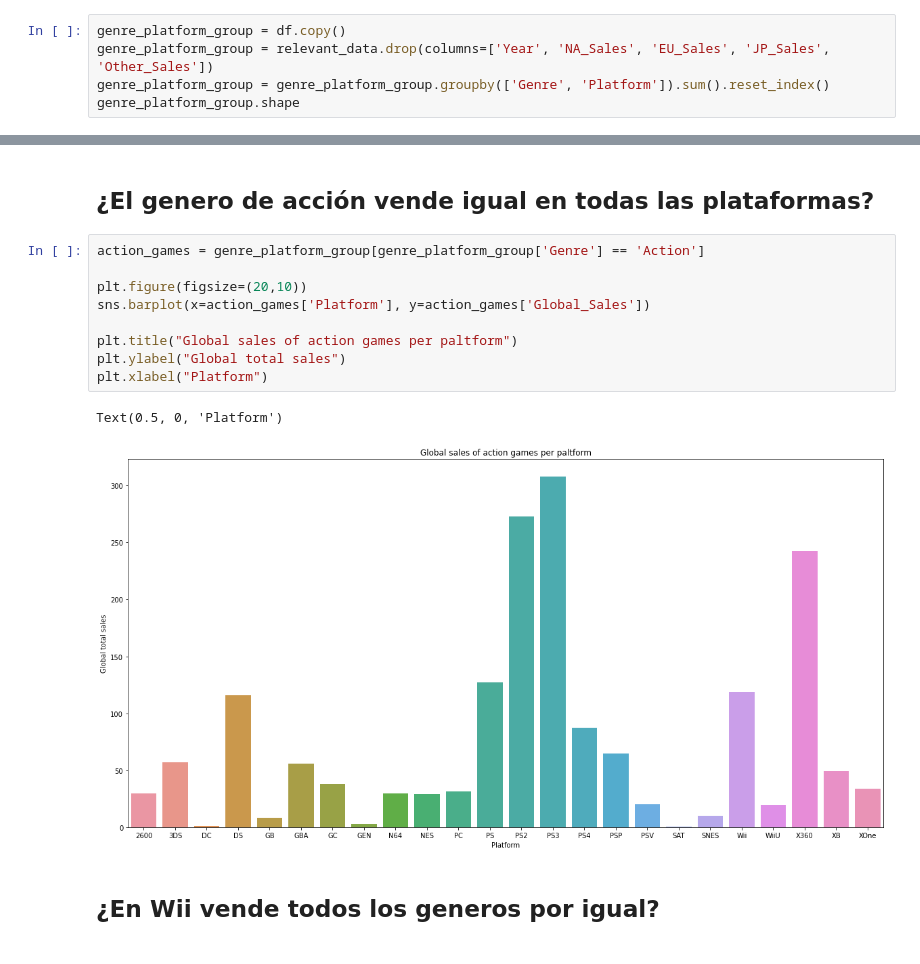
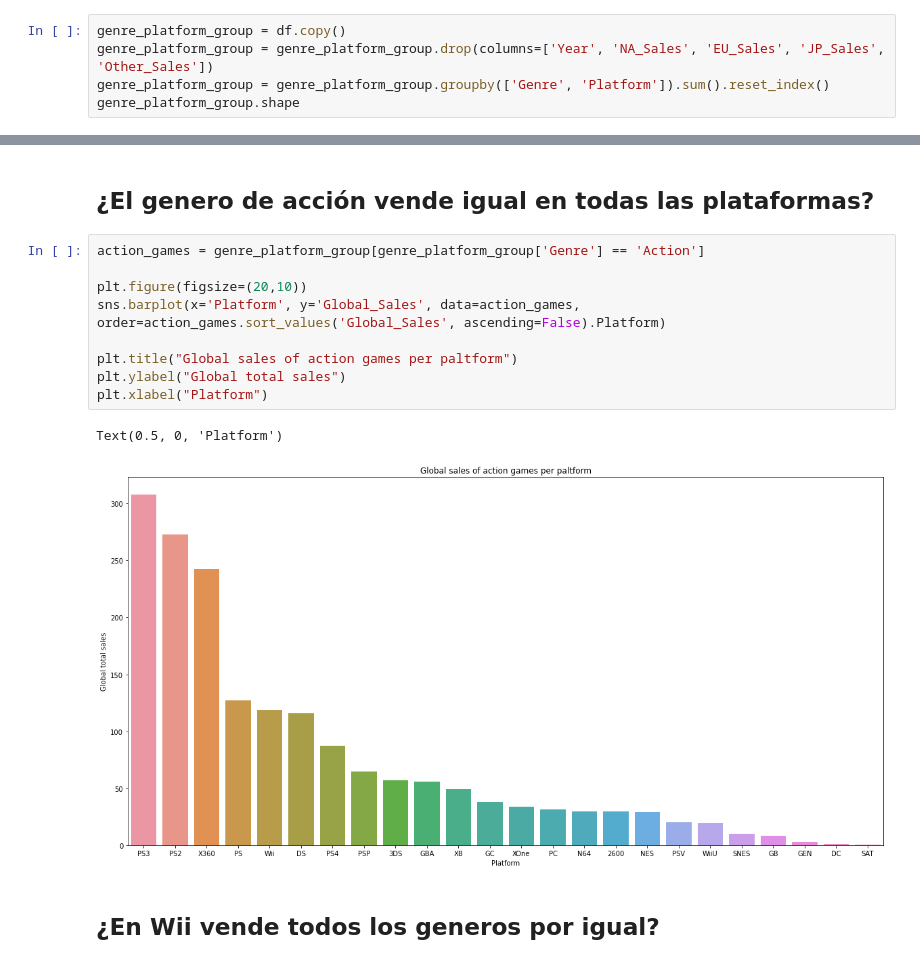
Before and after one commit to CrisKrus/kaggle, a Jupyter notebook: 02-video-game-sales/videogames-sales.ipynb, the cells around one changed output, grey strips where cells are left out. Drawn from its saved outputs; the diff is of its cells as text.

```diff
--- a/02-video-game-sales/videogames-sales.ipynb
+++ b/02-video-game-sales/videogames-sales.ipynb
@@ -222,7 +222,7 @@ Grafico de puntos por genero y ventas totales, agrupados por color dependiendo d
 Queremos saber si hay una relacion entre el genero y la plataforma. Para esto tenemos que agrupar las ventas globales por plataforma y genero. De tal manera, que solamente tengamos una entrada de datos con una plataforma y un genero, no debe repetirse esta combinacion.
 # %%
 genre_platform_group = df.copy()
-genre_platform_group = relevant_data.drop(columns=['Year', 'NA_Sales', 'EU_Sales', 'JP_Sales', 'Other_Sales'])
+genre_platform_group = genre_platform_group.drop(columns=['Year', 'NA_Sales', 'EU_Sales', 'JP_Sales', 'Other_Sales'])
 genre_platform_group = genre_platform_group.groupby(['Genre', 'Platform']).sum().reset_index()
 genre_platform_group.shape
 # %% [output]
@@ -243,15 +243,15 @@ genre_platform_group.head()
 # %%
 action_games = genre_platform_group[genre_platform_group['Genre'] == 'Action']
 
 plt.figure(figsize=(20,10))
-sns.barplot(x=action_games['Platform'], y=action_games['Global_Sales'])
+sns.barplot(x='Platform', y='Global_Sales', data=action_games, order=action_games.sort_values('Global_Sales', ascending=False).Platform)
 
 plt.title("Global sales of action games per paltform")
 plt.ylabel("Global total sales")
 plt.xlabel("Platform")
 # %% [output]
 Text(0.5, 0, 'Platform')
-[figure, old version]
+[figure, new version]
 # %% [markdown]
 ## ¿En Wii vende todos los generos por igual?
 # %%
```
Also changed, not shown: parts of 2 cells of this notebook, 8 other files.
